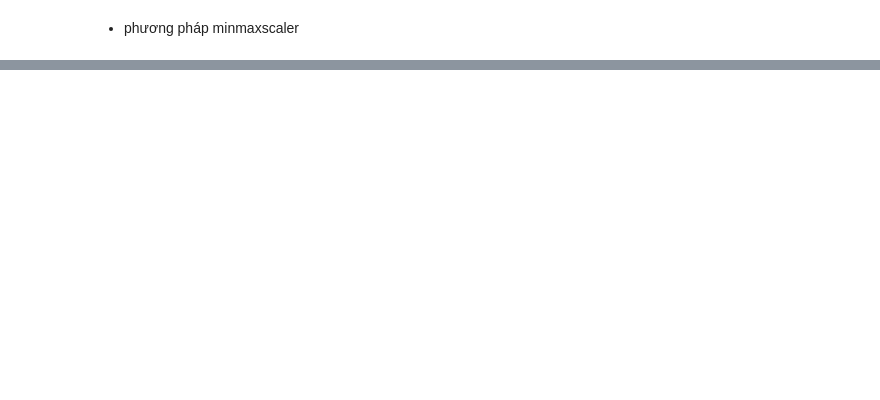
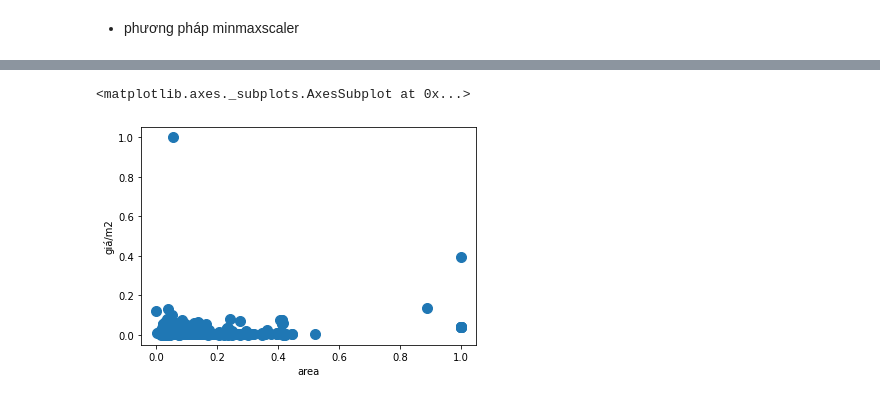
Before and after one commit to tranhuuan170302/Tran-Huu-An-data-analyst, a Jupyter notebook: Phân_tích_bộ_dữ_liệu_housePrice_dongda.ipynb, the cells around one changed output, grey strips where cells are left out. Saved outputs shown, nothing was run; the diff lists cells and outputs as text; code cells hidden in the pictures; blank space fills up the shorter version.

```diff
--- a/Phân_tích_bộ_dữ_liệu_housePrice_dongda.ipynb
+++ b/Phân_tích_bộ_dữ_liệu_housePrice_dongda.ipynb
@@ -236,0 +368,11 @@ ValueError: ignored
+# %%
+df_m = pd.DataFrame(df_s)
+# %%
+df_center['giá/m2'] = df_m[1]
+# %%
+df_center['area'] = df_m[0]
+# %%
+df_center.plot.scatter(x = 'area', y = 'giá/m2', s = 100)
+# %% [output]
+<matplotlib.axes._subplots.AxesSubplot at 0x...>
+[figure, added]
```
Also changed, not shown: parts of 23 cells of this notebook.
